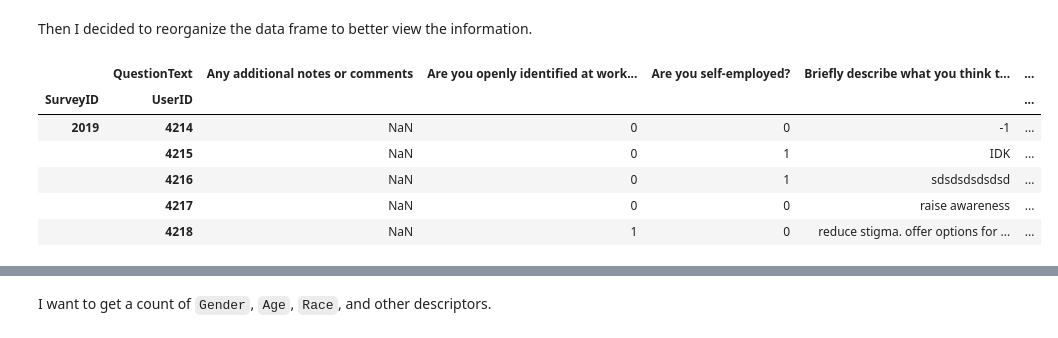
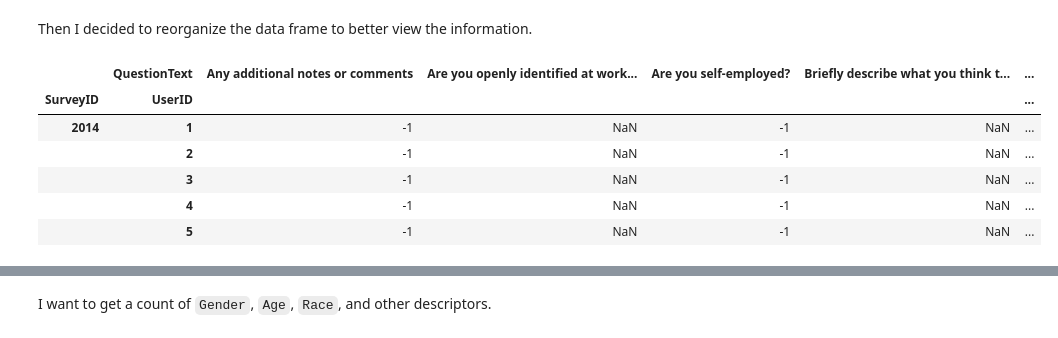
Before and after one commit to laurmarshall/Burnout-In-Tech, a Jupyter notebook: eda.ipynb, the cells around one changed output, grey strips where cells are left out. Saved outputs shown, nothing was run; the diff lists cells and outputs as text; code cells hidden in the pictures.

```diff
--- a/eda.ipynb
+++ b/eda.ipynb
@@ -144,13 +122,14 @@ merged_df.head()
 # %% [markdown]
 Then I decided to reorganize the data frame to better view the information.
 # %%
-pivoted_df = pd.pivot_table(merged_df, values = 'AnswerText', index = ['SurveyID', 'UserID'], columns = ['QuestionText'], aggfunc = 'first')
-pivoted_df.tail()
+pivoted_df = pd.pivot_table(merged_df, values = 'AnswerText', index = ['SurveyID', 'UserID'],
+                            columns = ['QuestionText'], aggfunc = 'first')
+pivoted_df.head()
 # %% [output]
 |  | QuestionText | Any additional notes or comments | Are you openly identified at work... | Are you self-employed? | Briefly describe what you think t... | ... |
 | SurveyID | UserID |  |  |  |  | ... |
-| 2019 | 4214 | NaN | 0 | 0 | -1 | ... |
-|  | 4215 | NaN | 0 | 1 | IDK | ... |
-|  | 4216 | NaN | 0 | 1 | sdsdsdsdsdsd | ... |
-|  | 4217 | NaN | 0 | 0 | raise awareness | ... |
-|  | 4218 | NaN | 1 | 0 | reduce stigma. offer options for ... | ... |
+| 2014 | 1 | -1 | NaN | -1 | NaN | ... |
+|  | 2 | -1 | NaN | -1 | NaN | ... |
+|  | 3 | -1 | NaN | -1 | NaN | ... |
+|  | 4 | -1 | NaN | -1 | NaN | ... |
+|  | 5 | -1 | NaN | -1 | NaN | ... |
```
Also changed, not shown: parts of 53 cells of this notebook.
